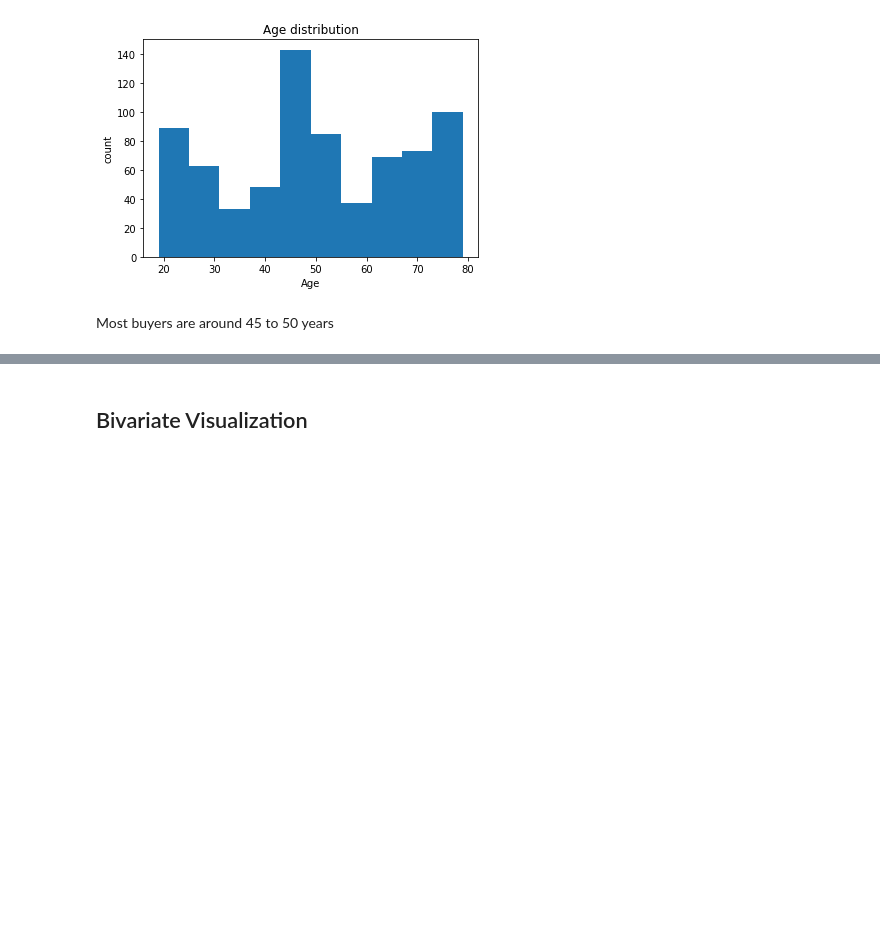
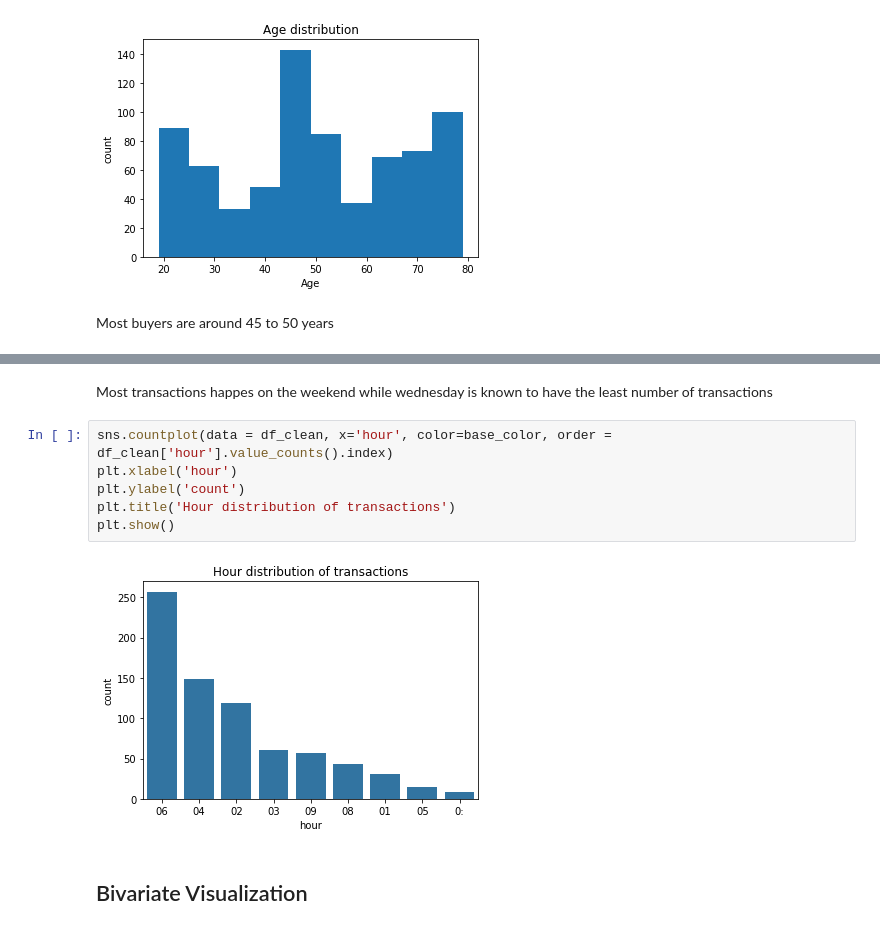
Before and after one commit to AdeVic/Customer_demographics_and_sales, a Jupyter notebook: Customer_demographics_and_sales_Lab5.ipynb, the cells around one changed output, grey strips where cells are left out. Saved outputs shown, nothing was run; the diff lists cells and outputs as text; blank space fills up the shorter version.

```diff
--- a/Customer_demographics_and_sales_Lab5.ipynb
+++ b/Customer_demographics_and_sales_Lab5.ipynb
@@ -657,3 +699,13 @@ Most buyers are around 45 to 50 years
+# %% [markdown]
+Most transactions happes on the weekend while wednesday is known to have the least number of transactions
+# %%
+sns.countplot(data = df_clean, x='hour', color=base_color, order = df_clean['hour'].value_counts().index)
+plt.xlabel('hour')
+plt.ylabel('count')
+plt.title('Hour distribution of transactions')
+plt.show()
+# %% [output]
+[figure, added]
 # %% [markdown]
 ## Bivariate Visualization
 # %%
```
Also changed, not shown: parts of 25 cells of this notebook, 1 other file.
